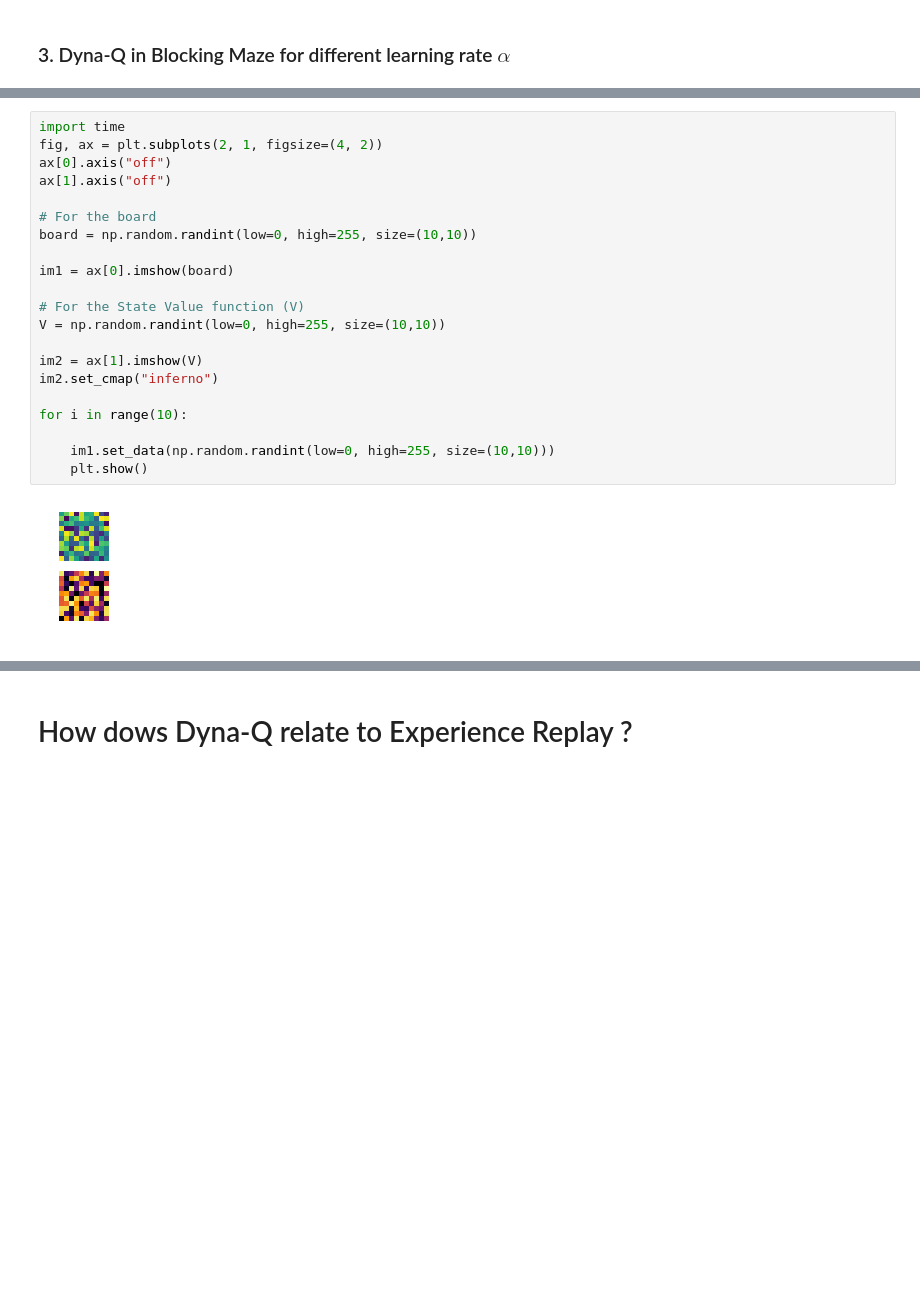
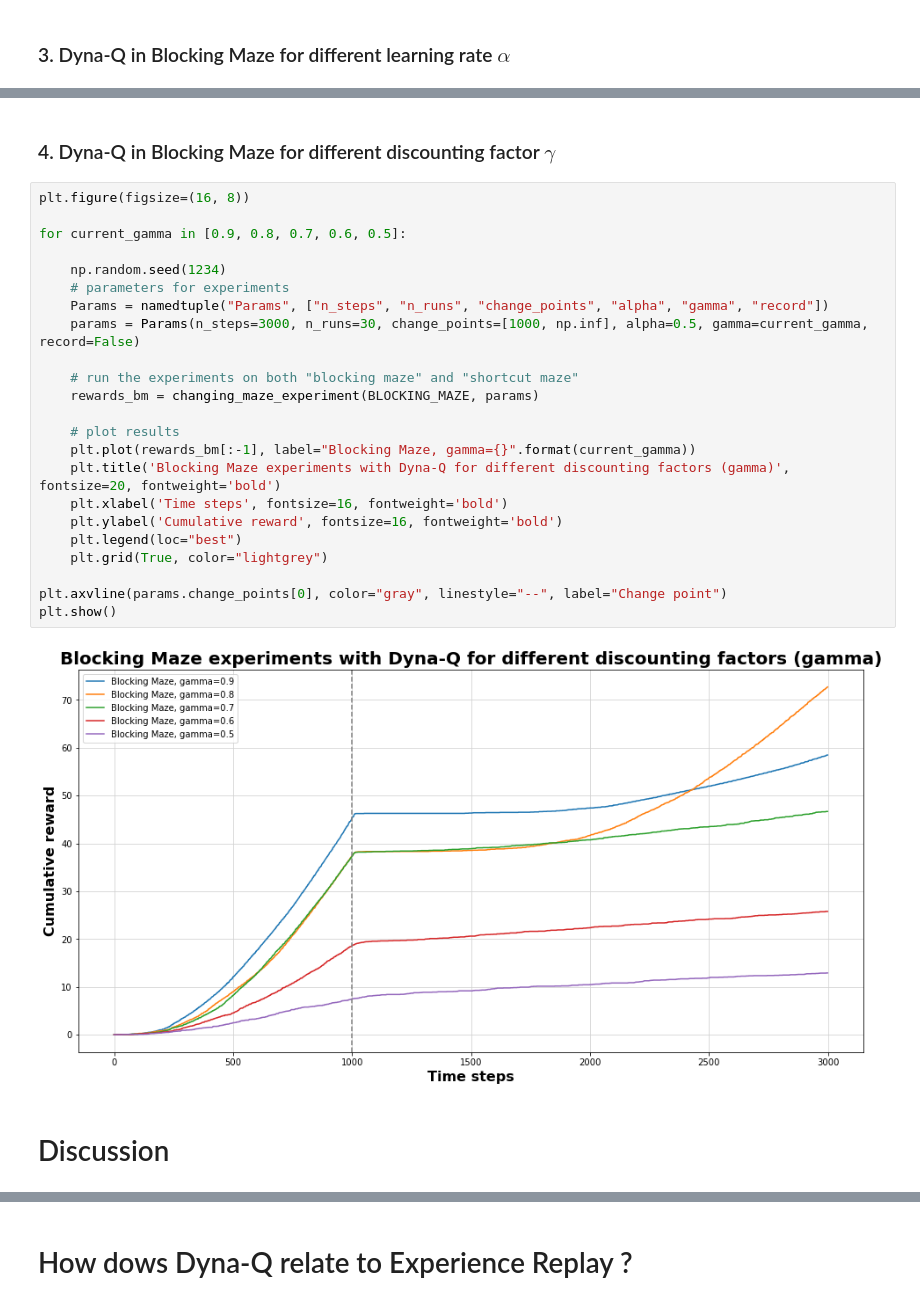
Before and after one commit to julienroy13/COMP767-assignments, a Jupyter notebook: Week3-PlanLearn/DynaQ.ipynb, the cells around one changed output, grey strips where cells are left out. Cells and saved outputs as stored; diff of their text form; blank space fills up the shorter version.

```diff
--- a/Week3-PlanLearn/DynaQ.ipynb
+++ b/Week3-PlanLearn/DynaQ.ipynb
@@ -502,23 +471,29 @@ def show_VF(self, Q):
-# %%
-import time
-fig, ax = plt.subplots(2, 1, figsize=(4, 2))
-ax[0].axis("off")
-ax[1].axis("off")
-
-# For the board
-board = np.random.randint(low=0, high=255, size=(10,10))
-
-im1 = ax[0].imshow(board)
-
-# For the State Value function (V)
-V = np.random.randint(low=0, high=255, size=(10,10))
-
-im2 = ax[1].imshow(V)
-im2.set_cmap("inferno")
-
-for i in range(10):
-
-    im1.set_data(np.random.randint(low=0, high=255, size=(10,10)))
-    plt.show()
-# %% [output]
-[figure, removed]
+# %% [markdown]
+### 4. Dyna-Q in Blocking Maze for different discounting factor $\gamma$
+# %%
+plt.figure(figsize=(16, 8))
+
+for current_gamma in [0.9, 0.8, 0.7, 0.6, 0.5]:
+
+    np.random.seed(1234)
+    # parameters for experiments
+    Params = namedtuple("Params", ["n_steps", "n_runs", "change_points", "alpha", "gamma", "record"])
+    params = Params(n_steps=3000, n_runs=30, change_points=[1000, np.inf], alpha=0.5, gamma=current_gamma, record=False)
+
+    # run the experiments on both "blocking maze" and "shortcut maze"
+    rewards_bm = changing_maze_experiment(BLOCKING_MAZE, params)
+
+    # plot results
+    plt.plot(rewards_bm[:-1], label="Blocking Maze, gamma={}".format(current_gamma))
+    plt.title('Blocking Maze experiments with Dyna-Q for different discounting factors (gamma)', fontsize=20, fontweight='bold')
+    plt.xlabel('Time steps', fontsize=16, fontweight='bold')
+    plt.ylabel('Cumulative reward', fontsize=16, fontweight='bold')
+    plt.legend(loc="best")
+    plt.grid(True, color="lightgrey")
+
+plt.axvline(params.change_points[0], color="gray", linestyle="--", label="Change point")
+plt.show()
+# %% [output]
+[figure, added]
+# %% [markdown]
+# Discussion
```
Also changed, not shown: parts of 13 cells of this notebook.
